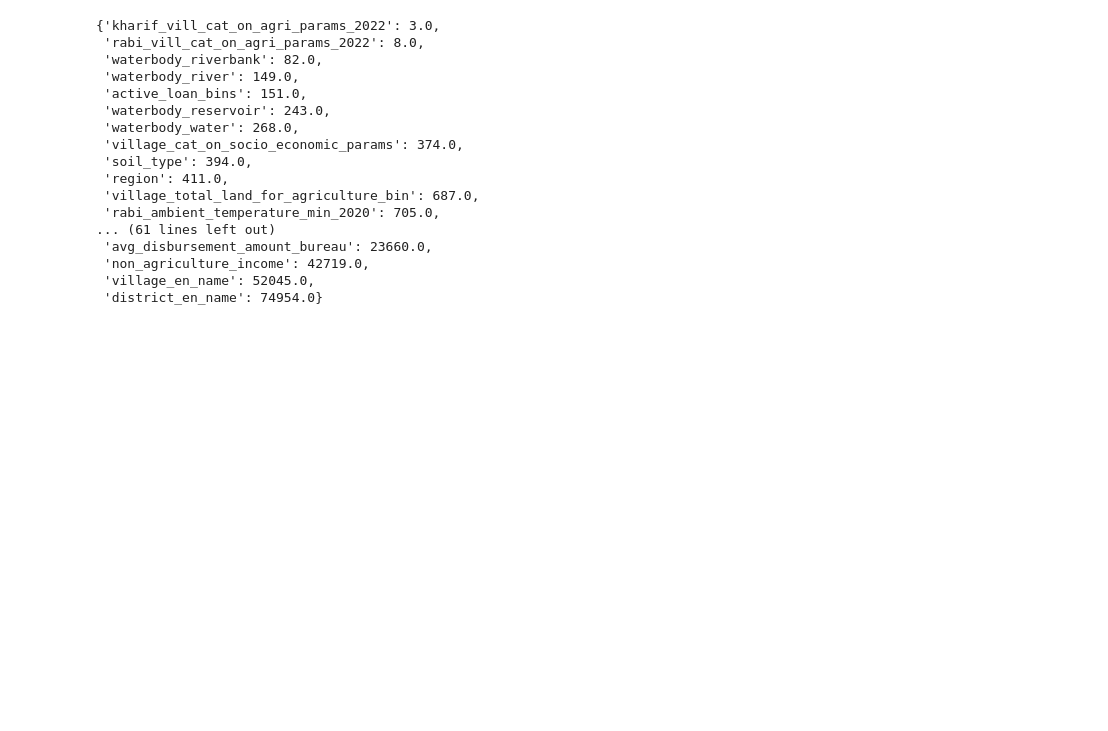
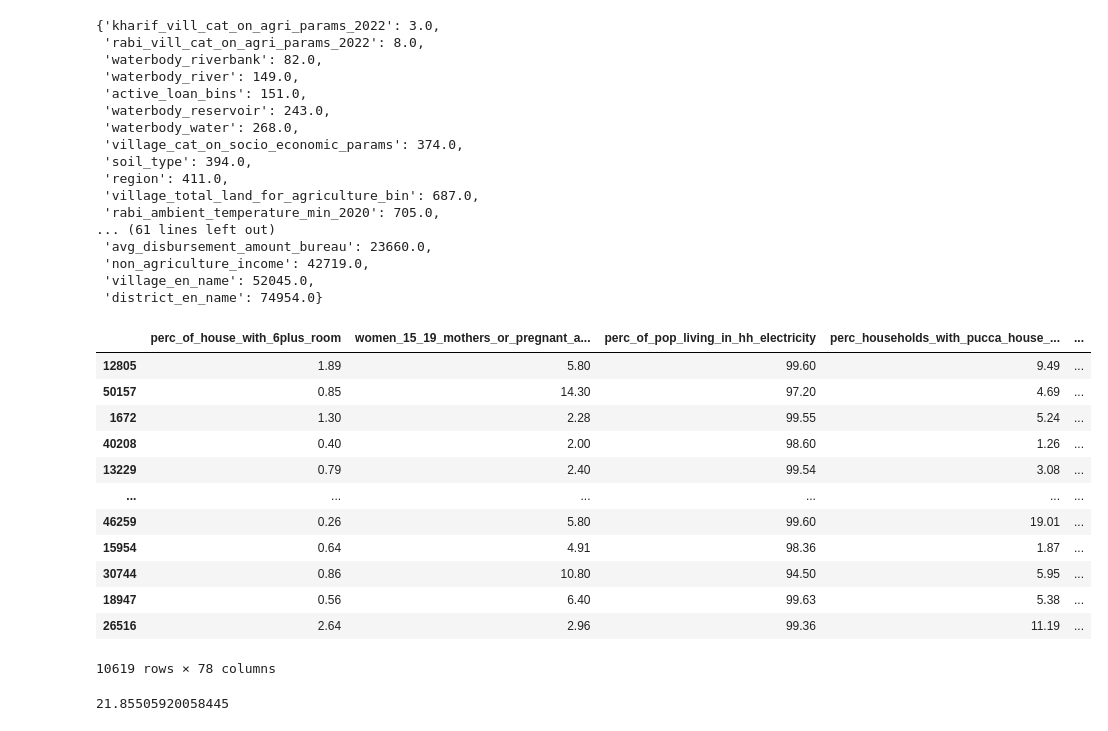
Before and after one commit to mac819/pearl_challenge, a Jupyter notebook: notebooks/model.ipynb, the cells around one changed output. Saved outputs shown, nothing was run; the diff lists cells and outputs as text; code cells hidden in the pictures; blank space fills up the shorter version.

Commit message:
Val MAPE score calculation

```diff
--- a/notebooks/model.ipynb
+++ b/notebooks/model.ipynb
@@ -389,3 +395,19 @@ sorted_by_values
  'non_agriculture_income': 42719.0,
  'village_en_name': 52045.0,
  'district_en_name': 74954.0}
+# %%
+X_val
+# %% [output]
+|  | perc_of_house_with_6plus_room | women_15_19_mothers_or_pregnant_a... | perc_of_pop_living_in_hh_electricity | perc_households_with_pucca_house_... | ... |
+| 12805 | 1.89 | 5.80 | 99.60 | 9.49 | ... |
+| 50157 | 0.85 | 14.30 | 97.20 | 4.69 | ... |
+| 1672 | 1.30 | 2.28 | 99.55 | 5.24 | ... |
+| 40208 | 0.40 | 2.00 | 98.60 | 1.26 | ... |
+| 13229 | 0.79 | 2.40 | 99.54 | 3.08 | ... |
+| ... | ... | ... | ... | ... | ... |
+| 46259 | 0.26 | 5.80 | 99.60 | 19.01 | ... |
+| 15954 | 0.64 | 4.91 | 98.36 | 1.87 | ... |
+| 30744 | 0.86 | 10.80 | 94.50 | 5.95 | ... |
+| 18947 | 0.56 | 6.40 | 99.63 | 5.38 | ... |
+| 26516 | 2.64 | 2.96 | 99.36 | 11.19 | ... |
+10619 rows × 78 columns
@@ -391,0 +418,8 @@ sorted_by_values
+# %%
+mask = y_val != 0
+y_val = y_val[mask]
+val_pred = val_pred[mask]
+mape = np.mean(np.abs((y_val - val_pred) / y_val)) * 100
+print(mape)
+# %% [output]
+21.85505920058445
```
Also changed, not shown: parts of 3 cells of this notebook.
